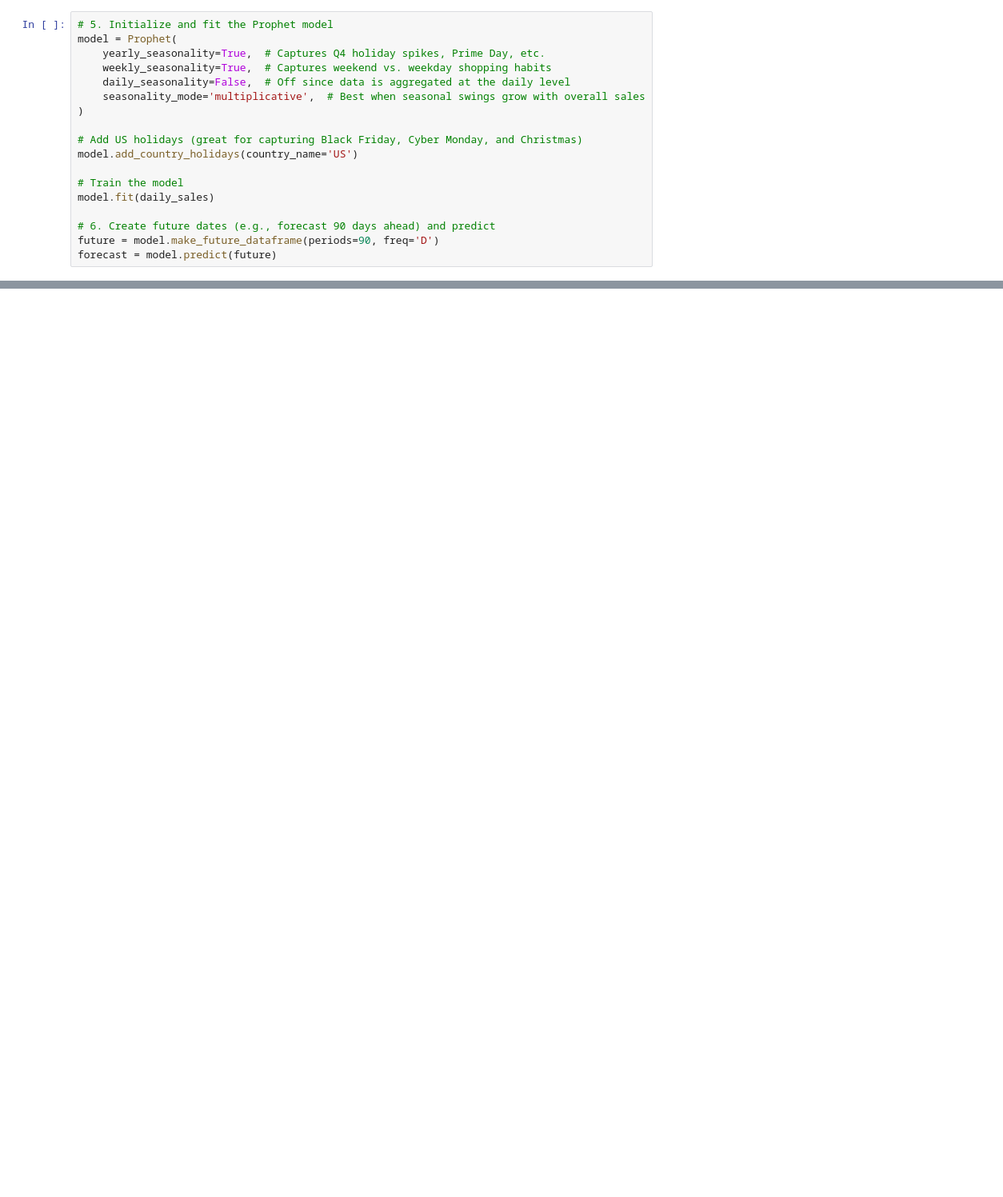
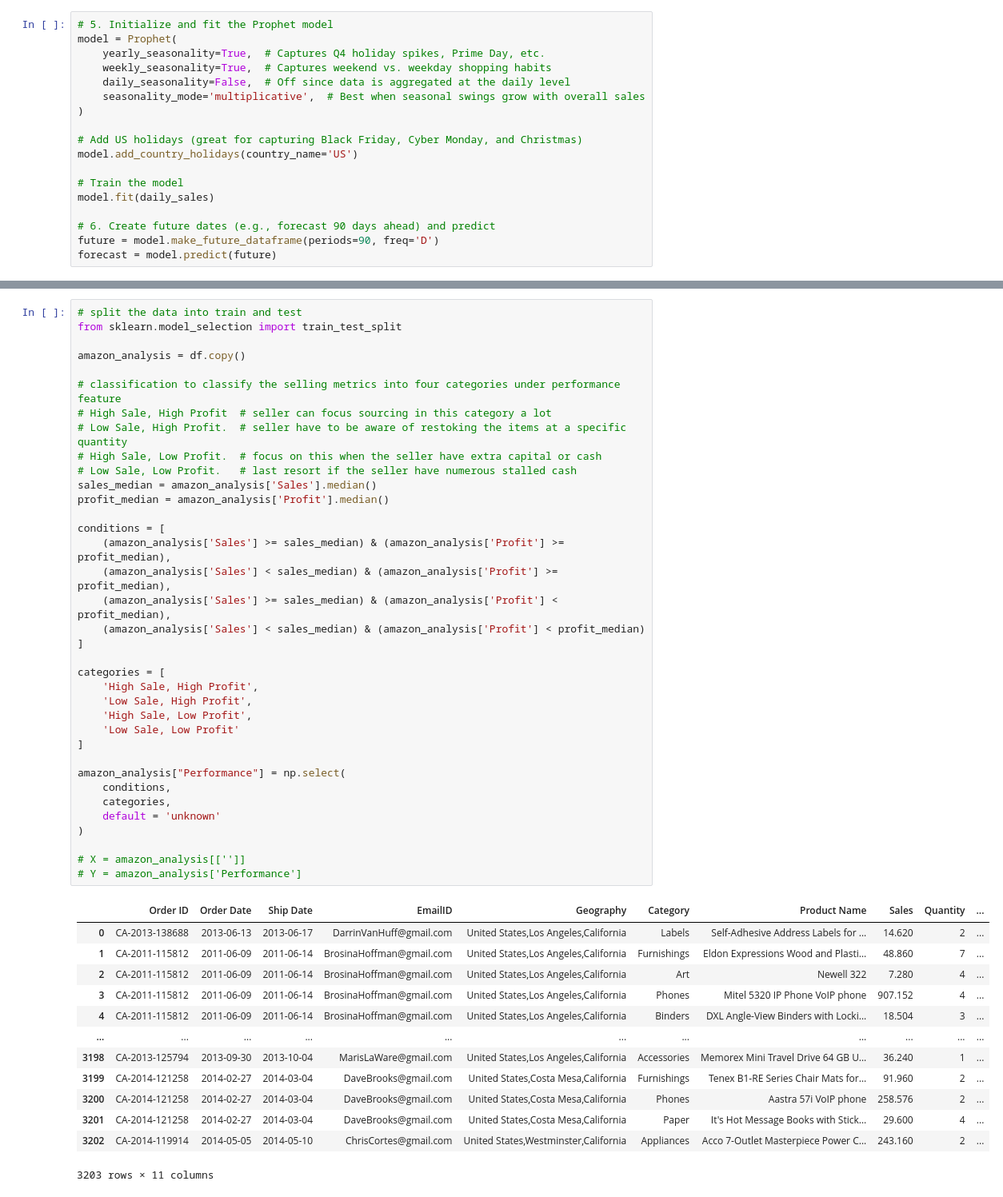
Before and after one commit to sjensen39/CS133_GP1, a Jupyter notebook: project_class_notebooks/ML_data_prediction.ipynb, the cells around one changed output, grey strips where cells are left out. Shown at 80% size. Cells and saved outputs as stored; diff of their text form; blank space fills up the shorter version.

```diff
--- a/project_class_notebooks/ML_data_prediction.ipynb
+++ b/project_class_notebooks/ML_data_prediction.ipynb
@@ -281,3 +199,53 @@ fig2 = model.plot_components(forecast)
 plt.show()
 # %% [output]
 [figure]
+# %%
+# split the data into train and test
+from sklearn.model_selection import train_test_split
+
+amazon_analysis = df.copy()
+
+# classification to classify the selling metrics into four categories under performance feature
+# High Sale, High Profit  # seller can focus sourcing in this category a lot
+# Low Sale, High Profit.  # seller have to be aware of restoking the items at a specific quantity
+# High Sale, Low Profit.  # focus on this when the seller have extra capital or cash
+# Low Sale, Low Profit.   # last resort if the seller have numerous stalled cash
+sales_median = amazon_analysis['Sales'].median()
+profit_median = amazon_analysis['Profit'].median()
+
+conditions = [
+    (amazon_analysis['Sales'] >= sales_median) & (amazon_analysis['Profit'] >= profit_median),
+    (amazon_analysis['Sales'] < sales_median) & (amazon_analysis['Profit'] >= profit_median),
+    (amazon_analysis['Sales'] >= sales_median) & (amazon_analysis['Profit'] < profit_median),
+    (amazon_analysis['Sales'] < sales_median) & (amazon_analysis['Profit'] < profit_median)
+]
+
+categories = [
+    'High Sale, High Profit',
+    'Low Sale, High Profit',
+    'High Sale, Low Profit',
+    'Low Sale, Low Profit'
+]
+
+amazon_analysis["Performance"] = np.select(
+    conditions,
+    categories,
+    default = 'unknown'
+)
+
+# X = amazon_analysis[['']]
+# Y = amazon_analysis['Performance']
+# %% [output]
+|  | Order ID | Order Date | Ship Date | EmailID | Geography | Category | Product Name | Sales | Quantity | ... |
+| 0 | CA-2013-138688 | 2013-06-13 | 2013-06-17 | DarrinVanHuff@gmail.com | United States,Los Angeles,California | Labels | Self-Adhesive Address Labels for ... | 14.620 | 2 | ... |
+| 1 | CA-2011-115812 | 2011-06-09 | 2011-06-14 | BrosinaHoffman@gmail.com | United States,Los Angeles,California | Furnishings | Eldon Expressions Wood and Plasti... | 48.860 | 7 | ... |
+| 2 | CA-2011-115812 | 2011-06-09 | 2011-06-14 | BrosinaHoffman@gmail.com | United States,Los Angeles,California | Art | Newell 322 | 7.280 | 4 | ... |
+| 3 | CA-2011-115812 | 2011-06-09 | 2011-06-14 | BrosinaHoffman@gmail.com | United States,Los Angeles,California | Phones | Mitel 5320 IP Phone VoIP phone | 907.152 | 4 | ... |
+| 4 | CA-2011-115812 | 2011-06-09 | 2011-06-14 | BrosinaHoffman@gmail.com | United States,Los Angeles,California | Binders | DXL Angle-View Binders with Locki... | 18.504 | 3 | ... |
+| ... | ... | ... | ... | ... | ... | ... | ... | ... | ... | ... |
+| 3198 | CA-2013-125794 | 2013-09-30 | 2013-10-04 | MarisLaWare@gmail.com | United States,Los Angeles,California | Accessories | Memorex Mini Travel Drive 64 GB U... | 36.240 | 1 | ... |
+| 3199 | CA-2014-121258 | 2014-02-27 | 2014-03-04 | DaveBrooks@gmail.com | United States,Costa Mesa,California | Furnishings | Tenex B1-RE Series Chair Mats for... | 91.960 | 2 | ... |
+| 3200 | CA-2014-121258 | 2014-02-27 | 2014-03-04 | DaveBrooks@gmail.com | United States,Costa Mesa,California | Phones | Aastra 57i VoIP phone | 258.576 | 2 | ... |
+| 3201 | CA-2014-121258 | 2014-02-27 | 2014-03-04 | DaveBrooks@gmail.com | United States,Costa Mesa,California | Paper | It's Hot Message Books with Stick... | 29.600 | 4 | ... |
+| 3202 | CA-2014-119914 | 2014-05-05 | 2014-05-10 | ChrisCortes@gmail.com | United States,Westminster,California | Appliances | Acco 7-Outlet Masterpiece Power C... | 243.160 | 2 | ... |
+3203 rows × 11 columns
```
Also changed, not shown: parts of 7 cells of this notebook.
